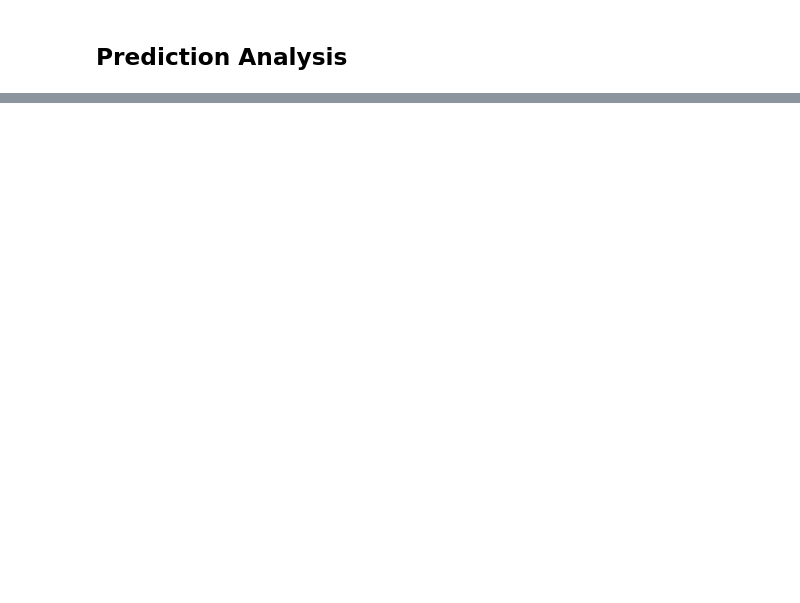
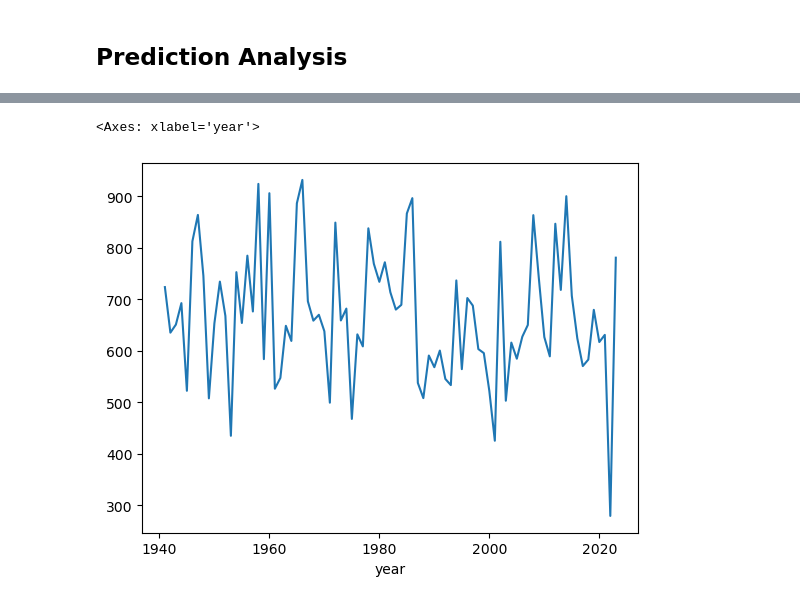
Before and after one commit to atacanbt/programming-for-data-analytics, a Jupyter notebook: project/rainfall_analysis_dublin.ipynb, the cells around one changed output, grey strips where cells are left out. Drawn from its saved outputs; the diff is of its cells as text; code cells hidden in the pictures; blank space fills up the shorter version.

```diff
--- a/project/rainfall_analysis_dublin.ipynb
+++ b/project/rainfall_analysis_dublin.ipynb
@@ -220,0 +222,5 @@ plt.show()
+# %%
+# Group by year and calculate the total monthly rainfall
+df_yearly = df.groupby('year')[['rain', 'gdf', 'rd', 'wd']].sum().reset_index()
+df_yearly.set_index('year', inplace=True)
+df_yearly
@@ -220,0 +242,5 @@ plt.show()
+# %%
+# Set the target
+df_yearly['target'] = df_yearly.shift(-1)['rain']
+
+df_yearly
@@ -220,0 +262,4 @@ plt.show()
+# %%
+# Drop the last row due to NaN target
+df_yearly = df_yearly.iloc[:-1,:].copy()
+df_yearly
@@ -220,0 +332,5 @@ plt.show()
+# %%
+df_yearly['rain'].plot()
+# %% [output]
+<Axes: xlabel='year'>
+[figure, added]
```
Also changed, not shown: parts of 27 cells of this notebook.
